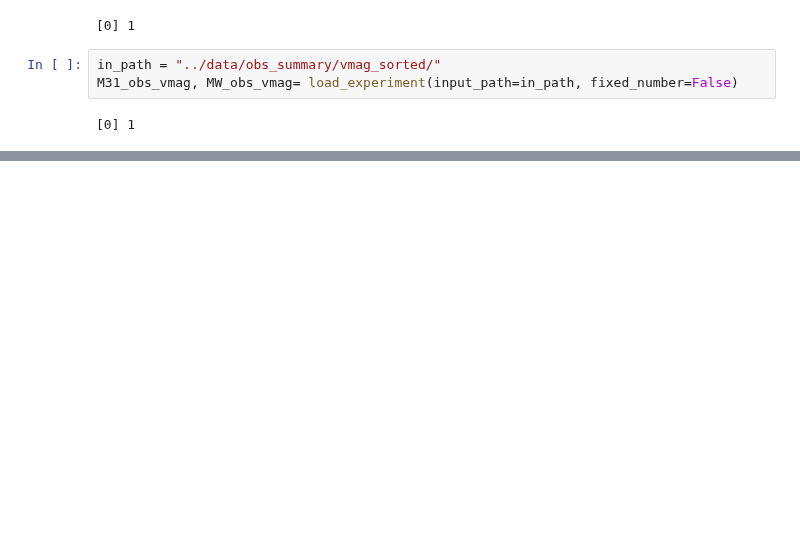
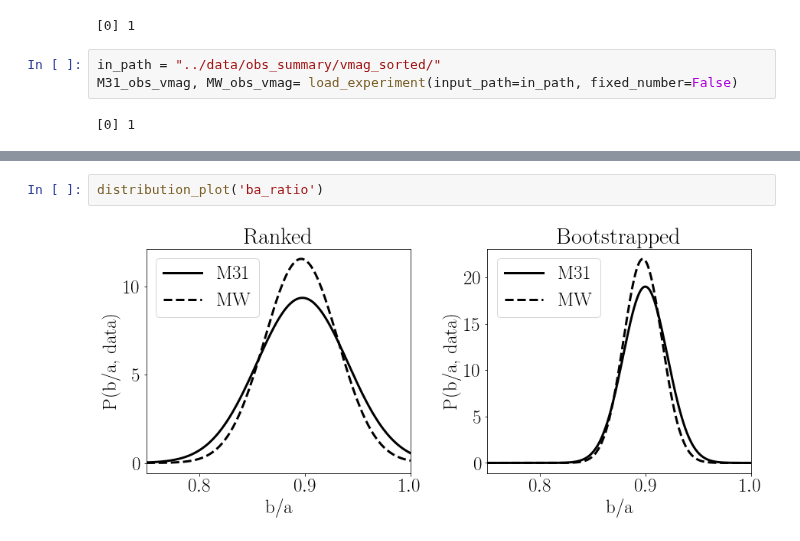
Before and after one commit to astroandes/SatelliteShapeLG, a Jupyter notebook: code/plot.ipynb, the cells around one changed output, grey strips where cells are left out. Drawn from its saved outputs; the diff is of its cells as text; blank space fills up the shorter version.

```diff
--- a/code/plot.ipynb
+++ b/code/plot.ipynb
@@ -154,0 +251,4 @@ comparison_plot('ca_ratio')
+# %%
+distribution_plot('ba_ratio')
+# %% [output]
+[figure, added]
```
Also changed, not shown: parts of 21 cells of this notebook.
